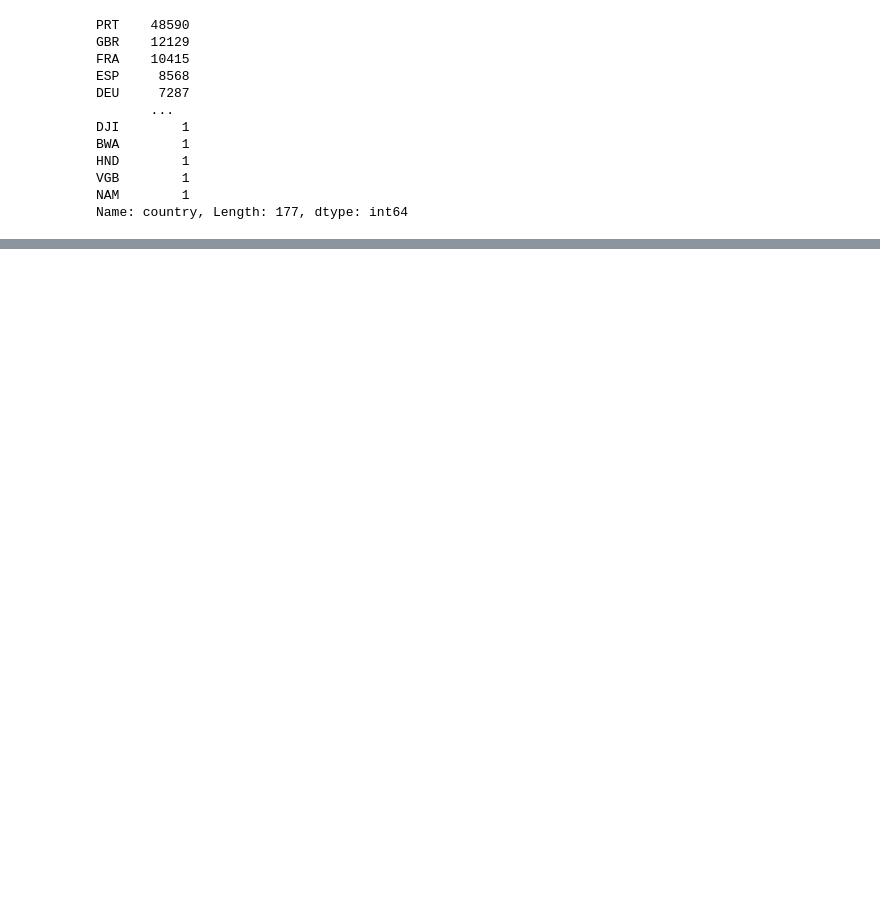
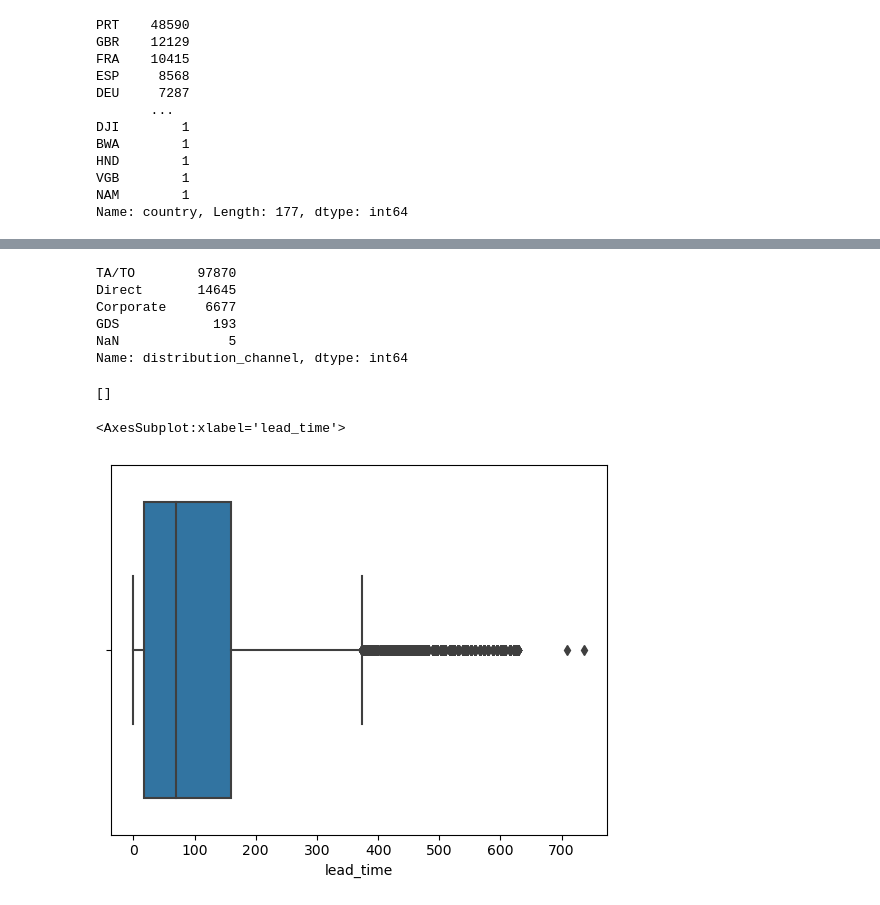
Before and after one commit to BrinaRochelKaplan/Mid-Year-Cumulative-Project, a Jupyter notebook: mid_year_cumulative_project/hotel_bookings.ipynb, the cells around one changed output, grey strips where cells are left out. Cells and saved outputs as stored; diff of their text form; code cells hidden in the pictures; blank space fills up the shorter version.

```diff
--- a/mid_year_cumulative_project/hotel_bookings.ipynb
+++ b/mid_year_cumulative_project/hotel_bookings.ipynb
@@ -112,0 +183,3 @@ dtype: int64
+# %%
+df.children.fillna(0, inplace=True)
+df.children.value_counts(dropna=False)
@@ -125,3 +205,5 @@ HND        1
 VGB        1
 NAM        1
 Name: country, Length: 177, dtype: int64
+# %%
+df.country.fillna('other', inplace=True)
@@ -127,0 +222,17 @@ Name: country, Length: 177, dtype: int64
+# %%
+df.market_segment.fillna('Direct', inplace=True)
+# %%
+df.distribution_channel.value_counts(dropna=False)
+# %% [output]
+TA/TO        97870
+Direct       14645
+Corporate     6677
+GDS            193
+NaN              5
+Name: distribution_channel, dtype: int64
+# %%
+df.distribution_channel.fillna(method='ffill', inplace=True)
+# %%
+df.columns[df.isna().any()].tolist()
+# %% [output]
+[]
@@ -127,0 +241,5 @@ Name: country, Length: 177, dtype: int64
+# %%
+sns.boxplot(x = df['lead_time'])
+# %% [output]
+<AxesSubplot:xlabel='lead_time'>
+[figure, added]
```
Also changed, not shown: parts of 27 cells of this notebook, 15 other files.
